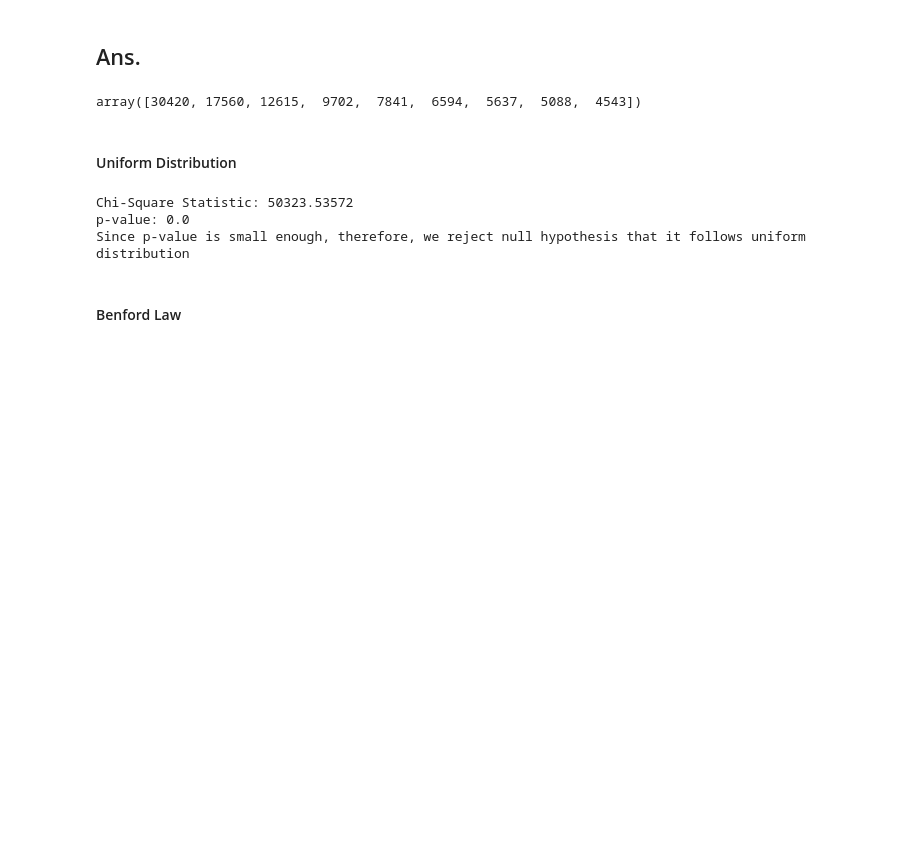
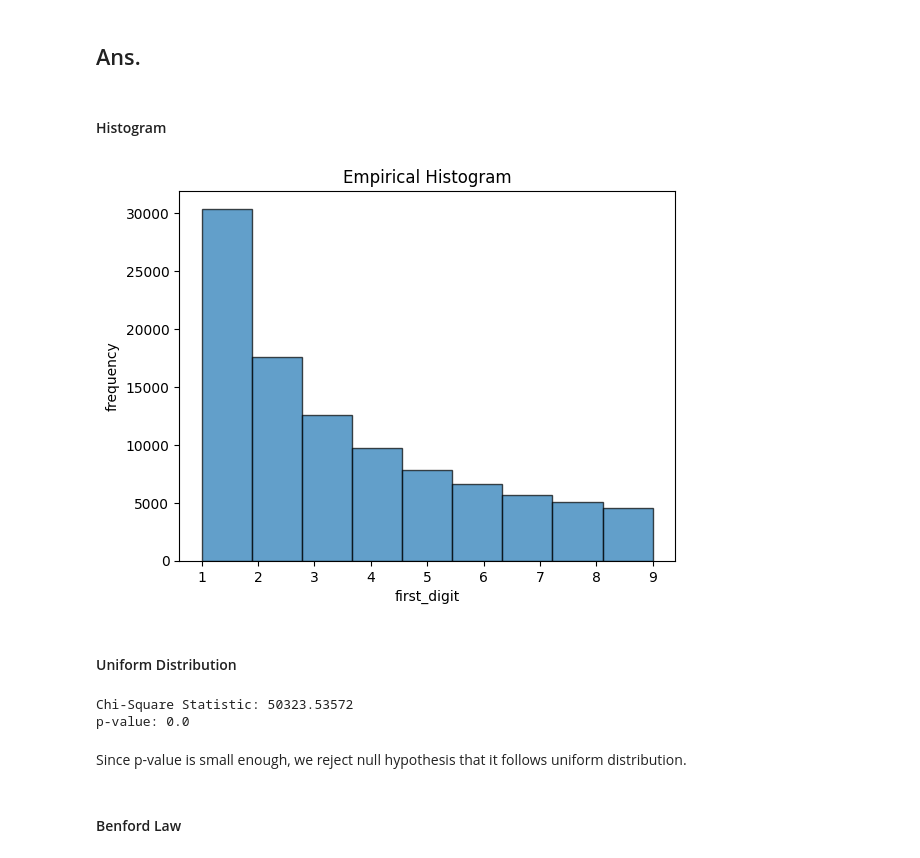
Before and after one commit to Mingyi-Yao/ORIE5580, a Jupyter notebook: HW5_5580.ipynb, the cells around one changed output. Saved outputs shown, nothing was run; the diff lists cells and outputs as text; code cells hidden in the pictures; blank space fills up the shorter version.

```diff
--- a/HW5_5580.ipynb
+++ b/HW5_5580.ipynb
@@ -490,0 +464,10 @@ Since p-value is bigger than threshold, therefore, we accept null hypothesis tha
+# %%
+def benford_pdf(d):
+  return math.log(d+1, 10)-math.log(d, 10)
+# %%
+s = []
+for i in range(1,10):
+  s.append(benford_pdf(i)*1500)
+chi2_statistic, p_value = chisquare(f_obs=counts, f_exp=s)
+print("Chi-Square Statistic: "+ str(chi2_statistic))
+print("p-value: "+ str(p_value))
@@ -495,29 +483,34 @@ ___
 ___
 # %% [markdown]
 ## Ans.
+# %% [markdown]
+#### Histogram
 # %%
-pop = pd.read_csv('/content/us_pop.csv')
-n = 100000
+dt = pd.read_csv("us_pop.csv")
+n = len(dt['population'])
 first_digit = np.zeros(n)
 for i in range(n):
-  first_digit[i] = int(str(pop['population'][i])[0])
-first_digit = np.array(first_digit, dtype=int)
-counts = np.bincount(first_digit[(first_digit >= 1) & (first_digit <= 9)])
-counts = counts[1:10]
-counts
+ first_digit[i] = int(str(dt['population'][i])[0])
+plt.hist(first_digit, bins=9, edgecolor='k', alpha=0.7)
+plt.xlabel('first_digit')
+plt.ylabel('frequency')
+plt.title('Empirical Histogram')
+plt.show()
 # %% [output]
-array([30420, 17560, 12615,  9702,  7841,  6594,  5637,  5088,  4543])
+[figure, added]
 # %% [markdown]
 #### Uniform Distribution
-# %%
-expected_frequency = [np.mean(counts)] * 9
-chi2_statistic, p_value = chisquare(f_obs=counts, f_exp=expected_frequency)
-print(f"Chi-Square Statistic: {chi2_statistic}")
-print(f"p-value: {p_value}")
-print('Since p-value is small enough, therefore, we reject null hypothesis that it follows uniform distribution')
-# %% [output]
-Chi-Square Statistic: 50323.53572
-p-value: 0.0
-Since p-value is small enough, therefore, we reject null hypothesis that it follows uniform distribution
+# %%
+counts = []
+for element, ct in sorted(Counter(first_digit).items()):
+  counts.append(ct)
+chi2_statistic, p_value = chisquare(f_obs=counts, f_exp=np.mean(counts))
+print("Chi-Square Statistic: "+ str(chi2_statistic))
+print("p-value: "+ str(p_value))
+# %% [output]
+Chi-Square Statistic: 50323.53572
+p-value: 0.0
+# %% [markdown]
+Since p-value is small enough, we reject null hypothesis that it follows uniform distribution.
 # %% [markdown]
 #### Benford Law
```
Also changed, not shown: parts of 14 cells of this notebook.
